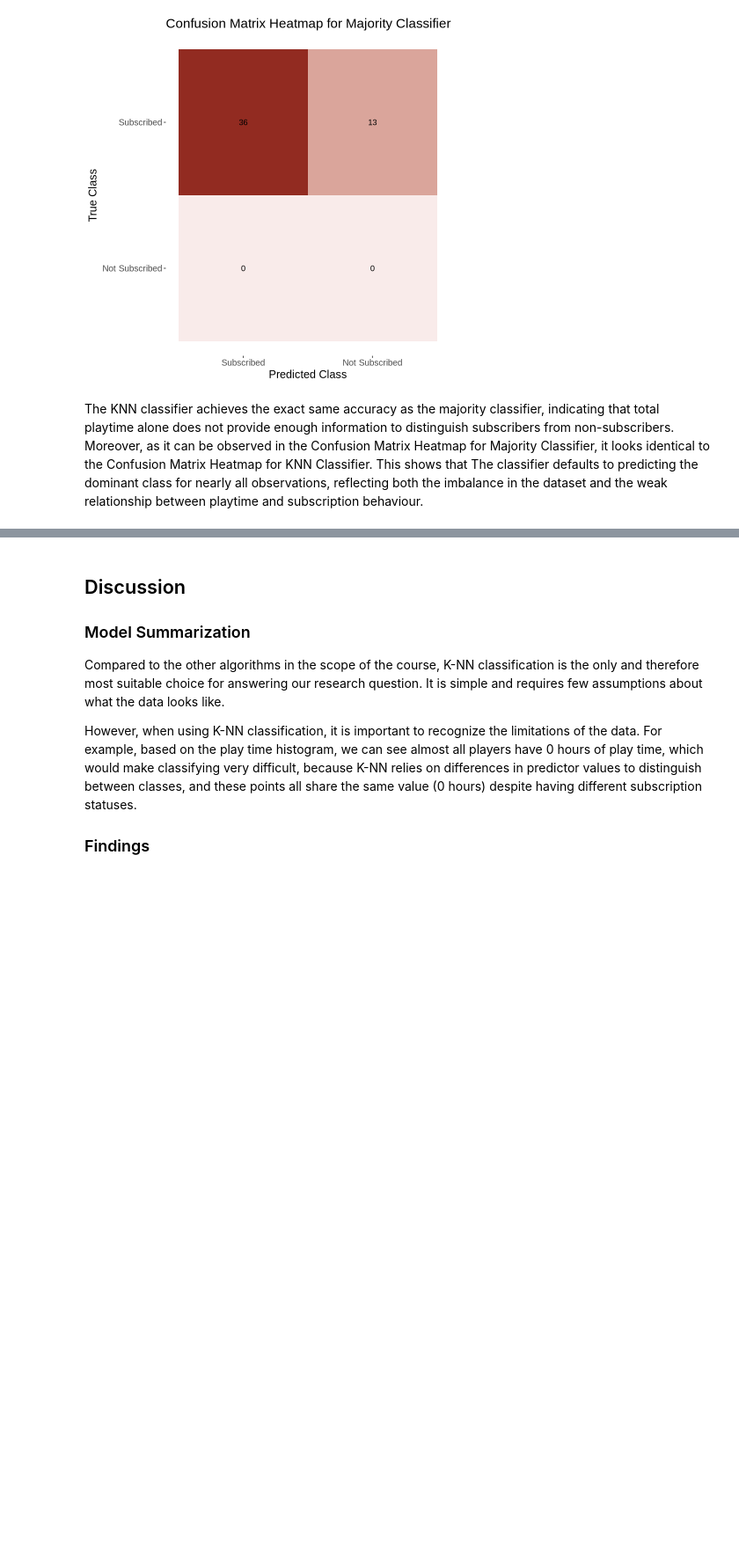
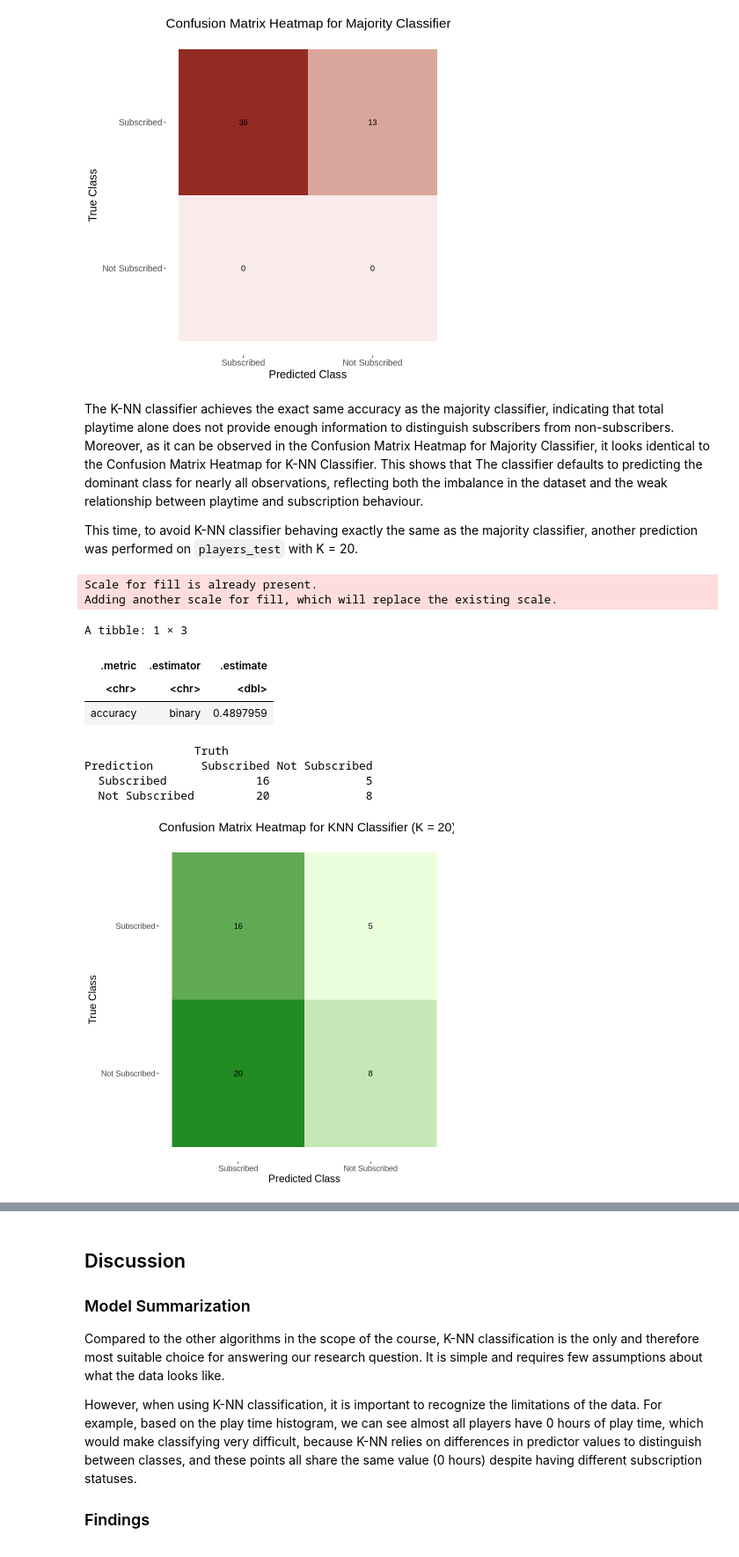
Before and after one commit to chrislee0530/group_23_project_final_report, a Jupyter notebook: group_23_project_final_report.ipynb, the cells around one changed output, grey strips where cells are left out. Shown at 88% size. Drawn from its saved outputs; the diff is of its cells as text; code cells hidden in the pictures; blank space fills up the shorter version.

```diff
--- a/group_23_project_final_report.ipynb
+++ b/group_23_project_final_report.ipynb
@@ -252,4 +260,52 @@ A tibble: 1 × 3
 | accuracy | binary | 0.7346939 |
 [figure]
 # %% [markdown]
-The KNN classifier achieves the exact same accuracy as the majority classifier, indicating that total playtime alone does not provide enough information to distinguish subscribers from non-subscribers. Moreover, as it can be observed in the Confusion Matrix Heatmap for Majority Classifier, it looks identical to the Confusion Matrix Heatmap for KNN Classifier. This shows that The classifier defaults to predicting the dominant class for nearly all observations, reflecting both the imbalance in the dataset and the weak relationship between playtime and subscription behaviour.
+The K-NN classifier achieves the exact same accuracy as the majority classifier, indicating that total playtime alone does not provide enough information to distinguish subscribers from non-subscribers. Moreover, as it can be observed in the Confusion Matrix Heatmap for Majority Classifier, it looks identical to the Confusion Matrix Heatmap for K-NN Classifier. This shows that The classifier defaults to predicting the dominant class for nearly all observations, reflecting both the imbalance in the dataset and the weak relationship between playtime and subscription behaviour.
+
+This time, to avoid K-NN classifier behaving exactly the same as the majority classifier, another prediction was performed on `players_test` with K = 20.
+# %%
+players_spec_20 <- nearest_neighbor(weight_func = "rectangular", neighbors = 20) |>
+    set_engine("kknn") |>
+    set_mode("classification")
+
+## Create a fit for players, with the new specification
+players_fit <- workflow() |>
+    add_recipe(players_recipe) |>
+    add_model(players_spec_20) |>
+    fit(data = players_train)
+
+players_predictions <- predict(players_fit, players_test) |>
+    bind_cols(players_test)
+
+players_pred_results <- players_predictions |>
+     metrics(truth = subscription_status, estimate = .pred_class) |>
+     filter(.metric == "accuracy")
+
+players_conf_mat_20 <- players_predictions |>
+     conf_mat(truth = subscription_status, estimate = .pred_class)
+
+conf_mat_heatmap_20 <- autoplot(players_conf_mat_20, type = "heatmap") +
+  labs(
+    title = "Confusion Matrix Heatmap for KNN Classifier (K = 20)",
+    x = "Predicted Class",
+    y = "True Class"
+  ) +
+  scale_fill_gradient(low = "#ECFFDC", high = "#228B22") +
+  theme(text = element_text(size = 14))
+
+
+players_pred_results
+players_conf_mat_20
+conf_mat_heatmap_20
+# %% [output]
+Scale for fill is already present.
+Adding another scale for fill, which will replace the existing scale.
+A tibble: 1 × 3
+| .metric | .estimator | .estimate |
+| <chr> | <chr> | <dbl> |
+| accuracy | binary | 0.4897959 |
+                Truth
+Prediction       Subscribed Not Subscribed
+  Subscribed             16              5
+  Not Subscribed         20              8
+[figure, added]
```
Also changed, not shown: parts of 17 cells of this notebook.
